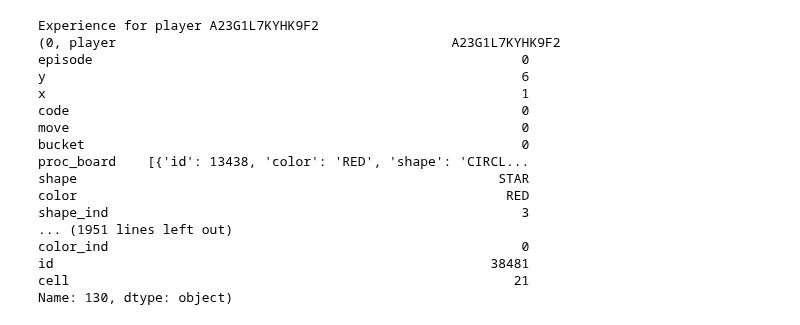
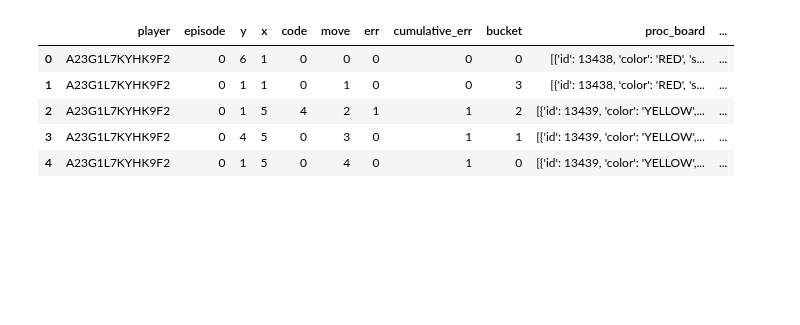
Before and after one commit to epulick/gohr, a Jupyter notebook: bandit/human_learning/debugging.ipynb, the cells around one changed output. Saved outputs shown, nothing was run; the diff lists cells and outputs as text; code cells hidden in the pictures; blank space fills up the shorter version.

```diff
--- a/bandit/human_learning/debugging.ipynb
+++ b/bandit/human_learning/debugging.ipynb
@@ -209,24 +254,12 @@ class human_bandit_model():
 # %%
 exp_path = "/Users/eric/data_analysis/ambiguity4/ep/1_1_color_3m_cua"
 rules = ["1_1_color_3m_cua"]
 model = hl_model(exp_path,rules)
-model.experiment_train()
-#display(model.main_df)
+model.main_df.head()
 # %% [output]
-Experience for player A23G1L7KYHK9F2
-(0, player                                           A23G1L7KYHK9F2
-episode                                                       0
-y                                                             6
-x                                                             1
-code                                                          0
-move                                                          0
-bucket                                                        0
-proc_board    [{'id': 13438, 'color': 'RED', 'shape': 'CIRCL...
-shape                                                      STAR
-color                                                       RED
-shape_ind                                                     3
-... (1951 lines left out)
-color_ind                                                     0
-id                                                        38481
-cell                                                         21
-Name: 130, dtype: object)
+|  | player | episode | y | x | code | move | err | cumulative_err | bucket | proc_board | ... |
+| 0 | A23G1L7KYHK9F2 | 0 | 6 | 1 | 0 | 0 | 0 | 0 | 0 | [{'id': 13438, 'color': 'RED', 's... | ... |
+| 1 | A23G1L7KYHK9F2 | 0 | 1 | 1 | 0 | 1 | 0 | 0 | 3 | [{'id': 13438, 'color': 'RED', 's... | ... |
+| 2 | A23G1L7KYHK9F2 | 0 | 1 | 5 | 4 | 2 | 1 | 1 | 2 | [{'id': 13439, 'color': 'YELLOW',... | ... |
+| 3 | A23G1L7KYHK9F2 | 0 | 4 | 5 | 0 | 3 | 0 | 1 | 1 | [{'id': 13439, 'color': 'YELLOW',... | ... |
+| 4 | A23G1L7KYHK9F2 | 0 | 1 | 5 | 0 | 4 | 0 | 1 | 0 | [{'id': 13439, 'color': 'YELLOW',... | ... |
```
Also changed, not shown: parts of 2 cells of this notebook, 1 other file.
